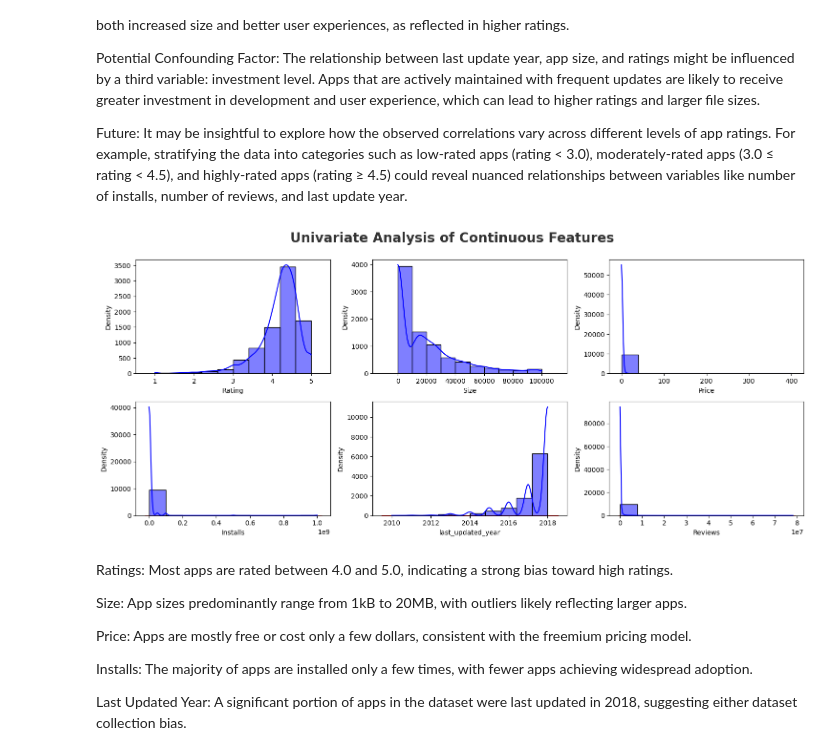
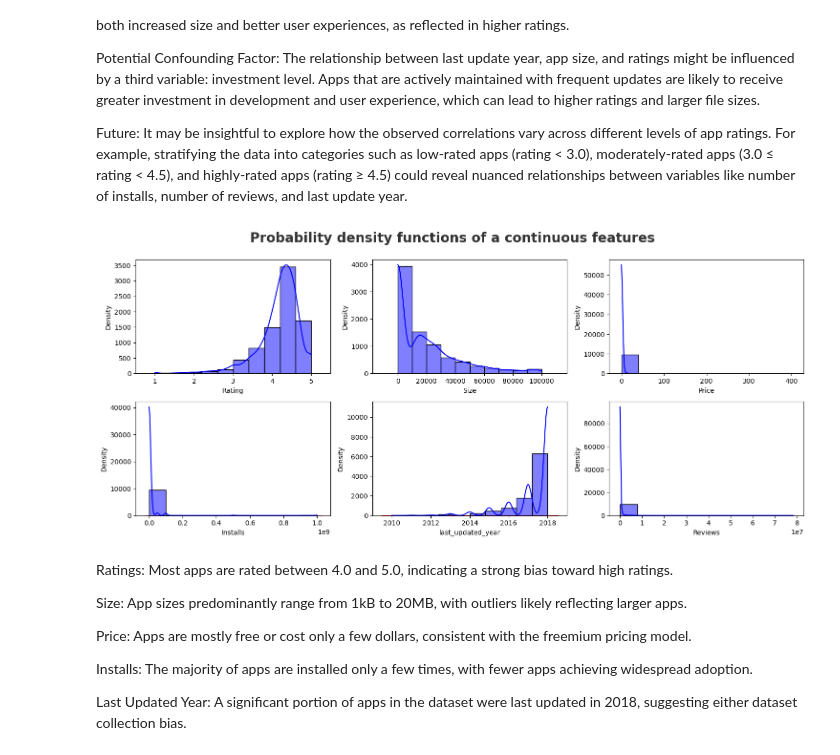
Before and after one commit to orinizri/google-play-store-EDA, a Jupyter notebook: google_playstore_eda.ipynb, the cells around one changed output. Drawn from its saved outputs; the diff is of its cells as text; code cells hidden in the pictures.

```diff
--- a/google_playstore_eda.ipynb
+++ b/google_playstore_eda.ipynb
@@ -102,19 +102,19 @@ Future: It may be insightful to explore how the observed correlations vary acros
 # %%
 ## Proportion of count data on continuous features (or quasi-continuous)
 
 plt.figure(figsize=(15, 15))
-plt.suptitle('Univariate Analysis of Continuous Features', fontsize=20, fontweight='bold', alpha=0.8, y=1.)
+plt.suptitle('Probability density functions of continuous features', fontsize=20, fontweight='bold', alpha=0.8, y=1.)
 
 columns = ['Rating', 'Size', 'Price', 'Installs', 'last_updated_year', 'Reviews']
 
 for i in range(0, len(columns)):
     plt.subplot(5, 3, i+1)
     sns.kdeplot(x=df[columns[i]],fill=True, color='r')
     sns.histplot(df[columns[i]], kde=True, bins=10, color='blue')
     plt.xlabel(columns[i])
     plt.tight_layout()
 # %% [output]
-[figure, old version]
+[figure, new version]
 # %% [markdown]
 Ratings: Most apps are rated between 4.0 and 5.0, indicating a strong bias toward high ratings.
 
```
Also changed, not shown: parts of 2 cells of this notebook.
